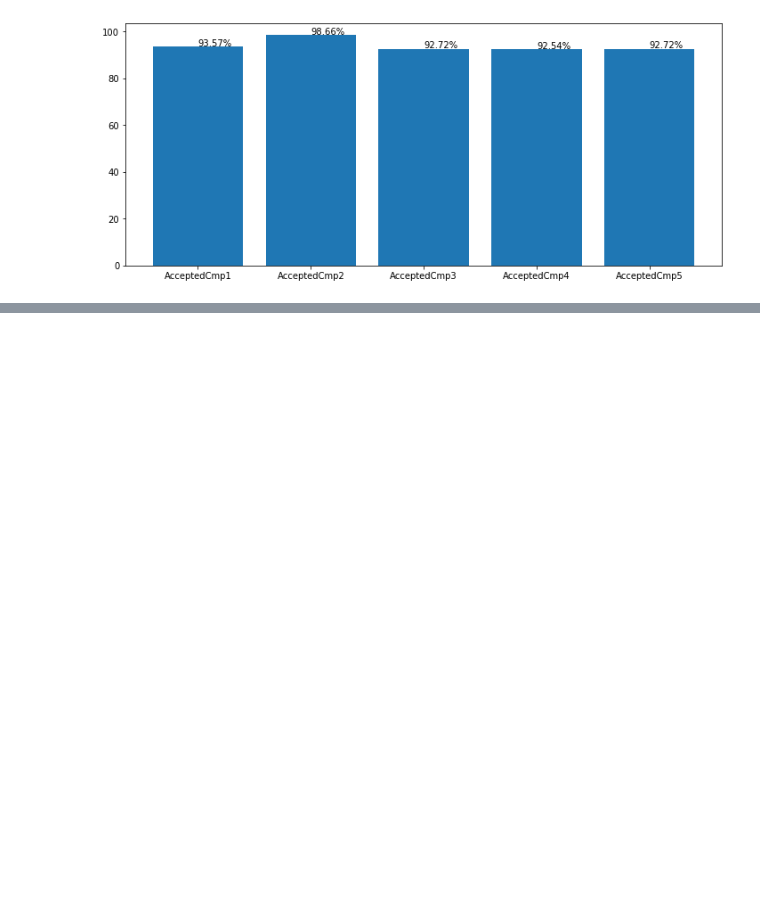
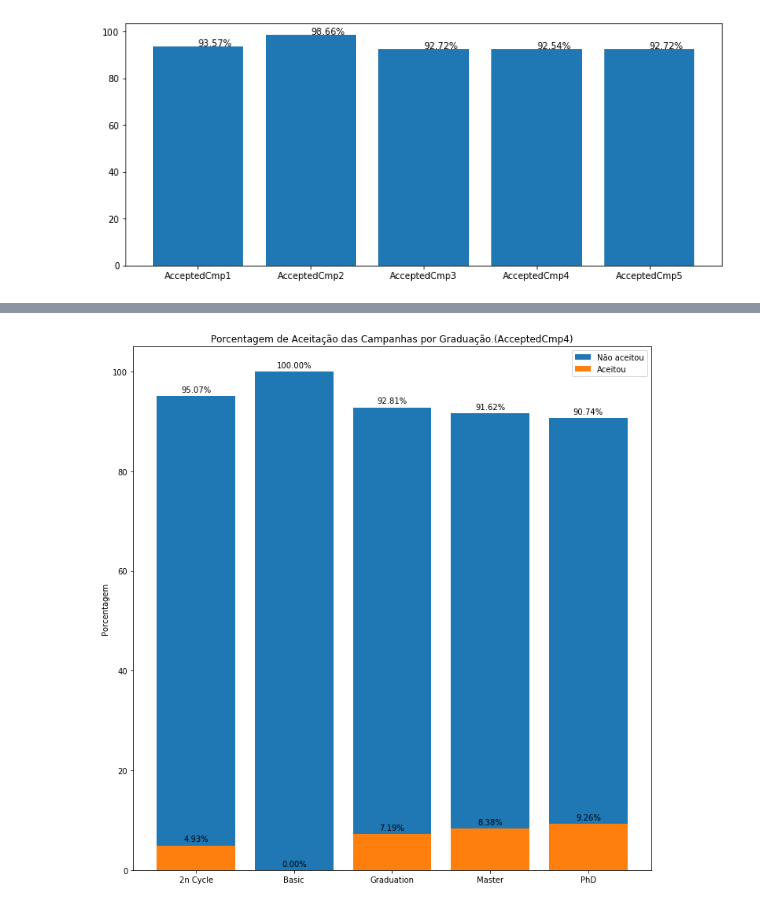
Before and after one commit to JoaoTrajano/Aplicando-An-lise-de-Dados-ao-Marketing, a Jupyter notebook: notebook-analise-de-dados.ipynb, the cells around one changed output, grey strips where cells are left out. Saved outputs shown, nothing was run; the diff lists cells and outputs as text; code cells hidden in the pictures; blank space fills up the shorter version.

```diff
--- a/notebook-analise-de-dados.ipynb
+++ b/notebook-analise-de-dados.ipynb
@@ -340,0 +401,4 @@ gerar_dataframe_agrupado_por_education('AcceptedCmp1')
+# %%
+criar_grafico_por_education(array_data_frame[3], array_data_frame[3].columns, 4)
+# %% [output]
+[figure, added]
```
Also changed, not shown: parts of 21 cells of this notebook.
